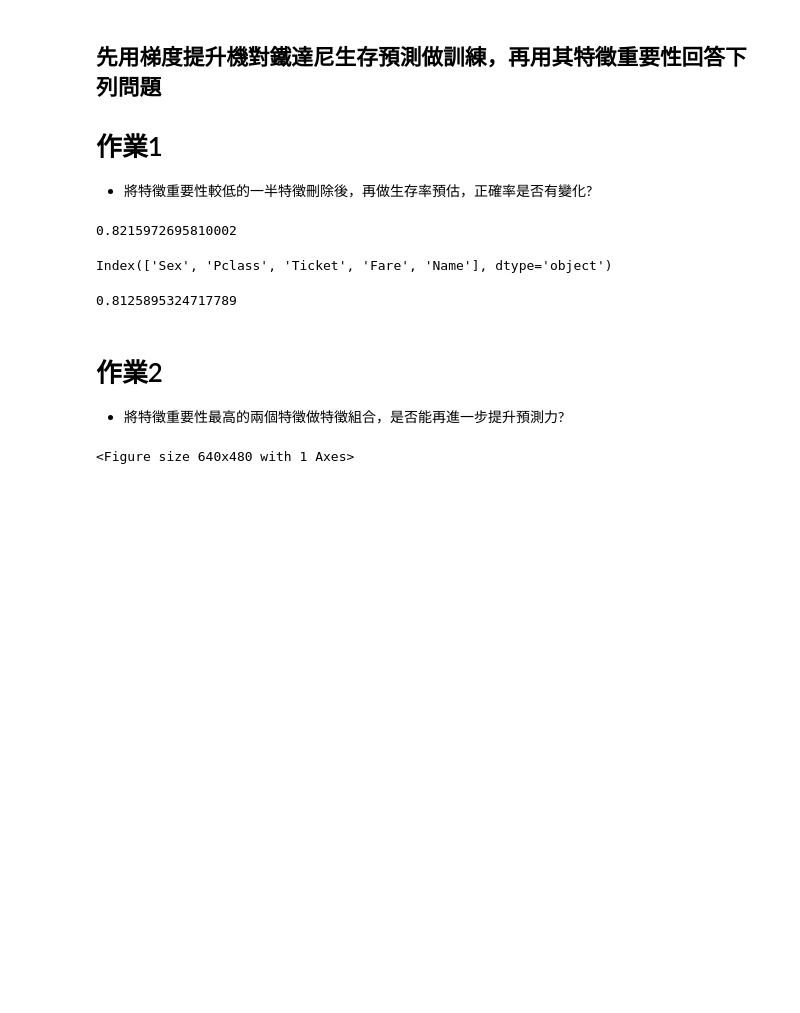
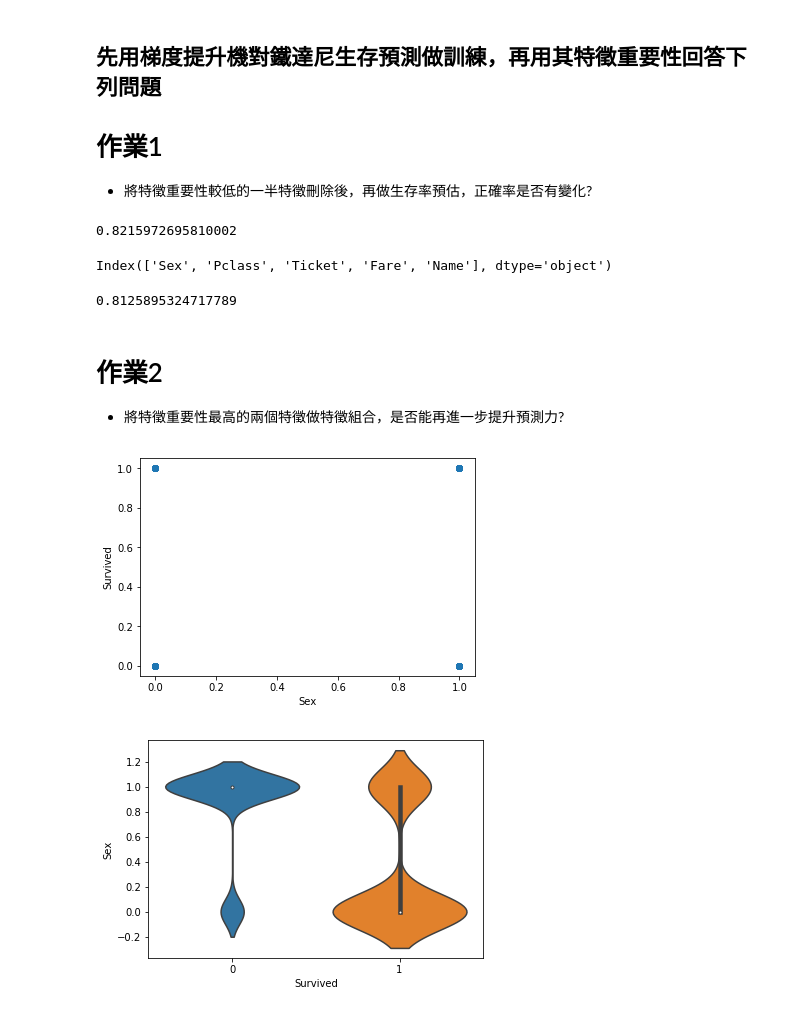
Before and after one commit to Hsuan206/2nd-ML100Days, a Jupyter notebook: homework/Day_029_HW.ipynb, the cells around one changed output. Cells and saved outputs as stored; diff of their text form; code cells hidden in the pictures; blank space fills up the shorter version.

```diff
--- a/homework/Day_029_HW.ipynb
+++ b/homework/Day_029_HW.ipynb
@@ -93,11 +93,14 @@ Index(['Sex', 'Pclass', 'Ticket', 'Fare', 'Name'], dtype='object')
 * 將特徵重要性最高的兩個特徵做特徵組合，是否能再進一步提升預測力?
 # %%
 # 觀察重要特徵與目標的分布
-# 第一名 : Ticket
+# 第一名 : Sex
 import seaborn as sns
 import matplotlib.pyplot as plt
-sns.regplot(x=df['Ticket'], y=train_Y, fit_reg=False)
+sns.regplot(x=df['Sex'], y=train_Y, fit_reg=False)
 plt.show()
+sns.violinplot(x=train_Y, y=df['Sex'], fit_reg=False, scale="width")
+plt.show()
 # %% [output]
-<Figure size 640x480 with 1 Axes>
+[figure, added]
+[figure, added]
 # %%
```
Also changed, not shown: parts of 3 cells of this notebook, 3 other files.
